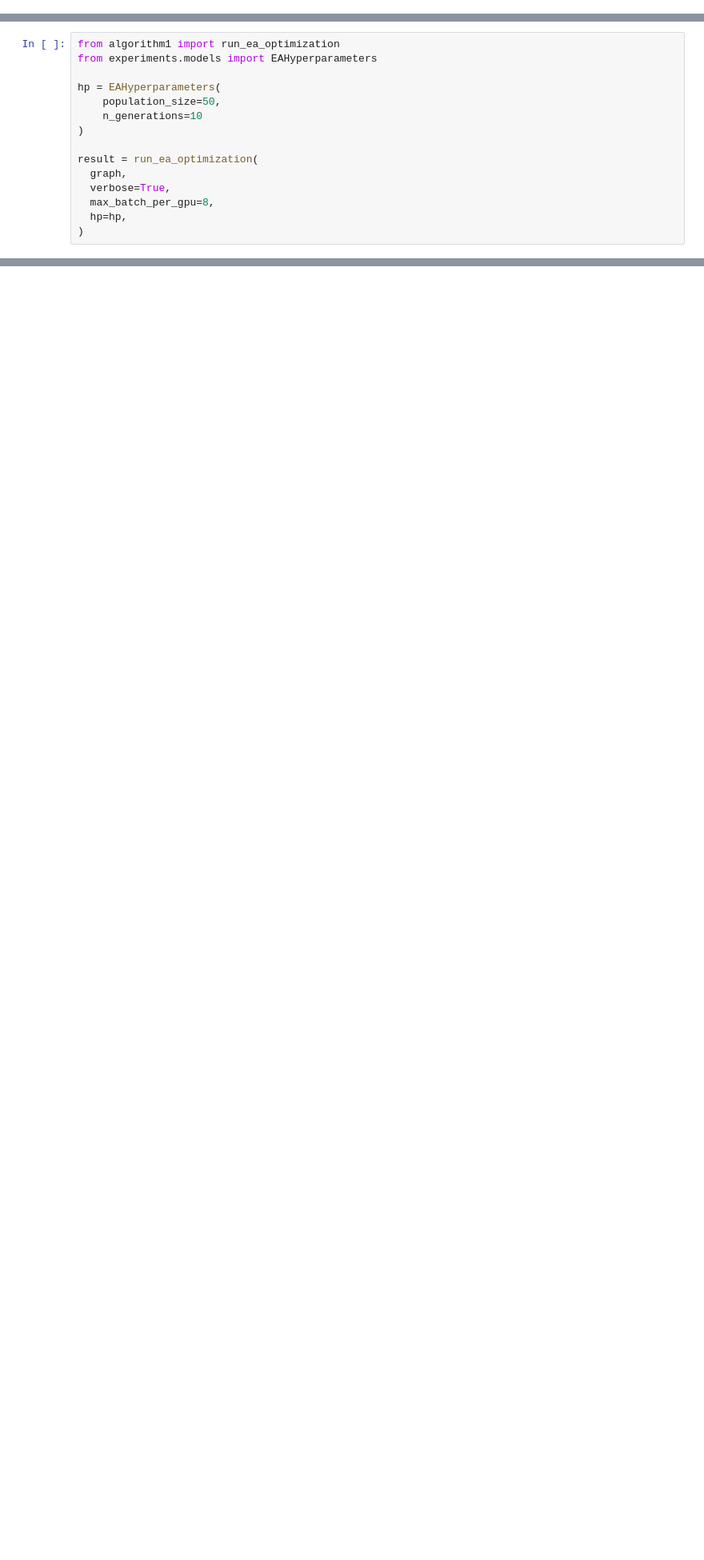
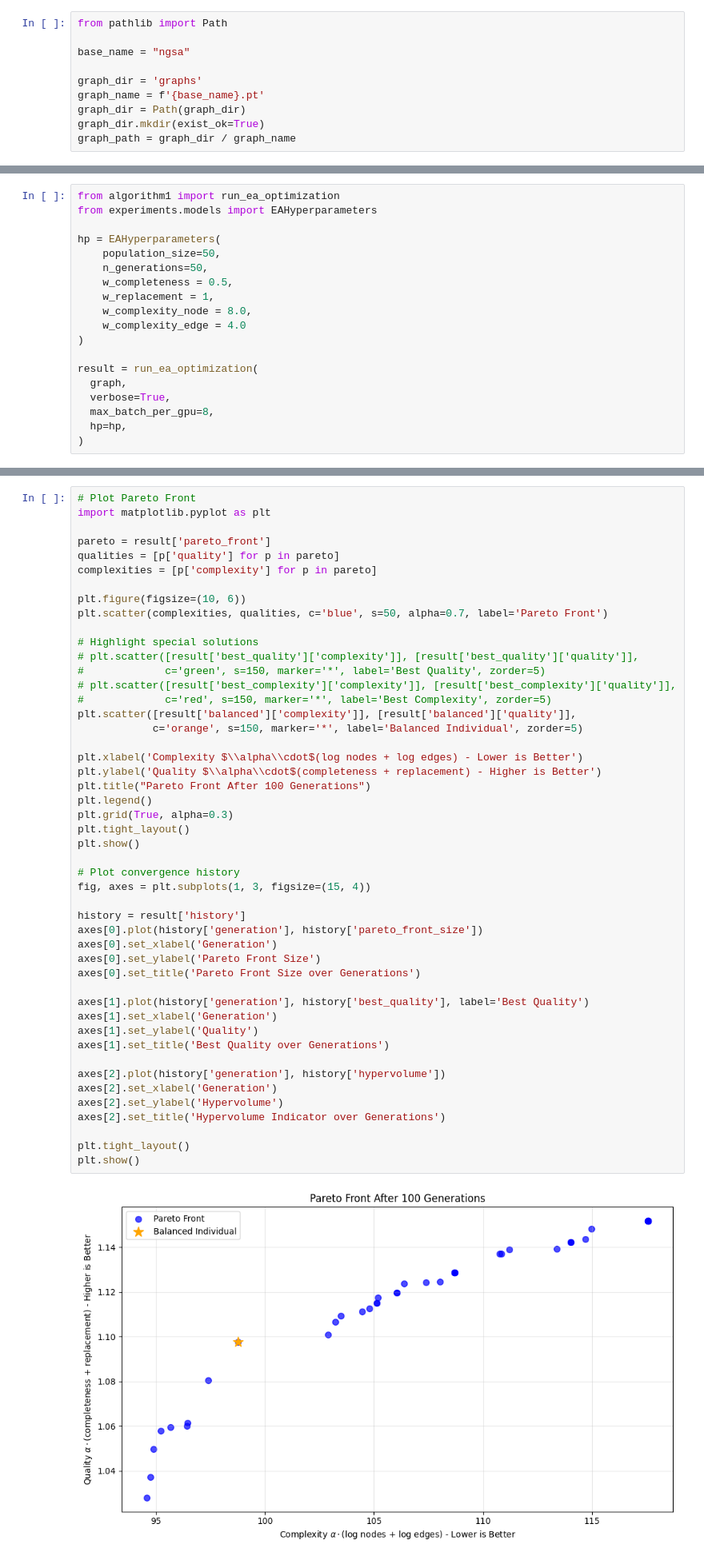
Before and after one commit to uzairname/circuit-tracer, a Jupyter notebook: experiments/ea.ipynb, the cells around one changed output, grey strips where cells are left out. Shown at 80% size. Drawn from its saved outputs; the diff is of its cells as text; blank space fills up the shorter version.

```diff
--- a/experiments/ea.ipynb
+++ b/experiments/ea.ipynb
@@ -1,6 +1,16 @@
 # %%
 %load_ext autoreload
 %autoreload 2
+# %%
+from pathlib import Path
+
+base_name = "ngsa"
+
+graph_dir = 'graphs'
+graph_name = f'{base_name}.pt'
+graph_dir = Path(graph_dir)
+graph_dir.mkdir(exist_ok=True)
+graph_path = graph_dir / graph_name
 # %%
 from pathlib import Path
 
@@ -21,7 +25,11 @@ from experiments.models import EAHyperparameters
 
 hp = EAHyperparameters(
     population_size=50,
-    n_generations=10
+    n_generations=50,
+    w_completeness = 0.5,
+    w_replacement = 1,
+    w_complexity_node = 8.0,
+    w_complexity_edge = 4.0
 )
 
 result = run_ea_optimization(
@@ -64,0 +108,50 @@ print(result['n_edges'], result['n_nodes'])
+# %%
+# Plot Pareto Front
+import matplotlib.pyplot as plt
+
+pareto = result['pareto_front']
+qualities = [p['quality'] for p in pareto]
+complexities = [p['complexity'] for p in pareto]
+
+plt.figure(figsize=(10, 6))
+plt.scatter(complexities, qualities, c='blue', s=50, alpha=0.7, label='Pareto Front')
+
+# Highlight special solutions
+# plt.scatter([result['best_quality']['complexity']], [result['best_quality']['quality']],
+#             c='green', s=150, marker='*', label='Best Quality', zorder=5)
+# plt.scatter([result['best_complexity']['complexity']], [result['best_complexity']['quality']],
+#             c='red', s=150, marker='*', label='Best Complexity', zorder=5)
+plt.scatter([result['balanced']['complexity']], [result['balanced']['quality']],
+            c='orange', s=150, marker='*', label='Balanced Individual', zorder=5)
+
+plt.xlabel('Complexity $\\alpha\\cdot$(log nodes + log edges) - Lower is Better')
+plt.ylabel('Quality $\\alpha\\cdot$(completeness + replacement) - Higher is Better')
+plt.title("Pareto Front After 100 Generations")
+plt.legend()
+plt.grid(True, alpha=0.3)
+plt.tight_layout()
+plt.show()
+
+# Plot convergence history
+fig, axes = plt.subplots(1, 3, figsize=(15, 4))
+
+history = result['history']
+axes[0].plot(history['generation'], history['pareto_front_size'])
+axes[0].set_xlabel('Generation')
+axes[0].set_ylabel('Pareto Front Size')
+axes[0].set_title('Pareto Front Size over Generations')
+
+axes[1].plot(history['generation'], history['best_quality'], label='Best Quality')
+axes[1].set_xlabel('Generation')
+axes[1].set_ylabel('Quality')
+axes[1].set_title('Best Quality over Generations')
+
+axes[2].plot(history['generation'], history['hypervolume'])
+axes[2].set_xlabel('Generation')
+axes[2].set_ylabel('Hypervolume')
+axes[2].set_title('Hypervolume Indicator over Generations')
+
+plt.tight_layout()
+plt.show()
+# %% [output]
+[figure, added]
```
Also changed, not shown: parts of 9 cells of this notebook, 13 other files.
